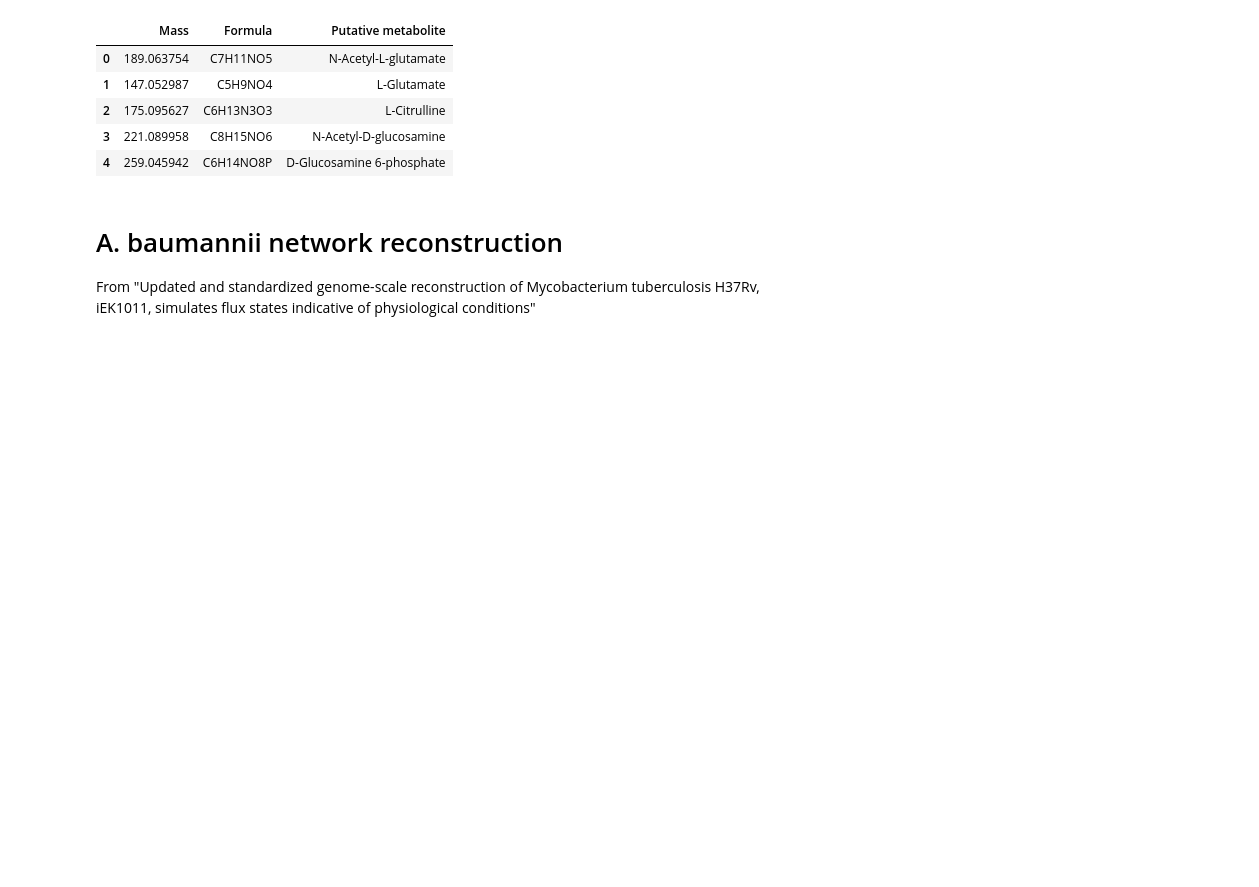
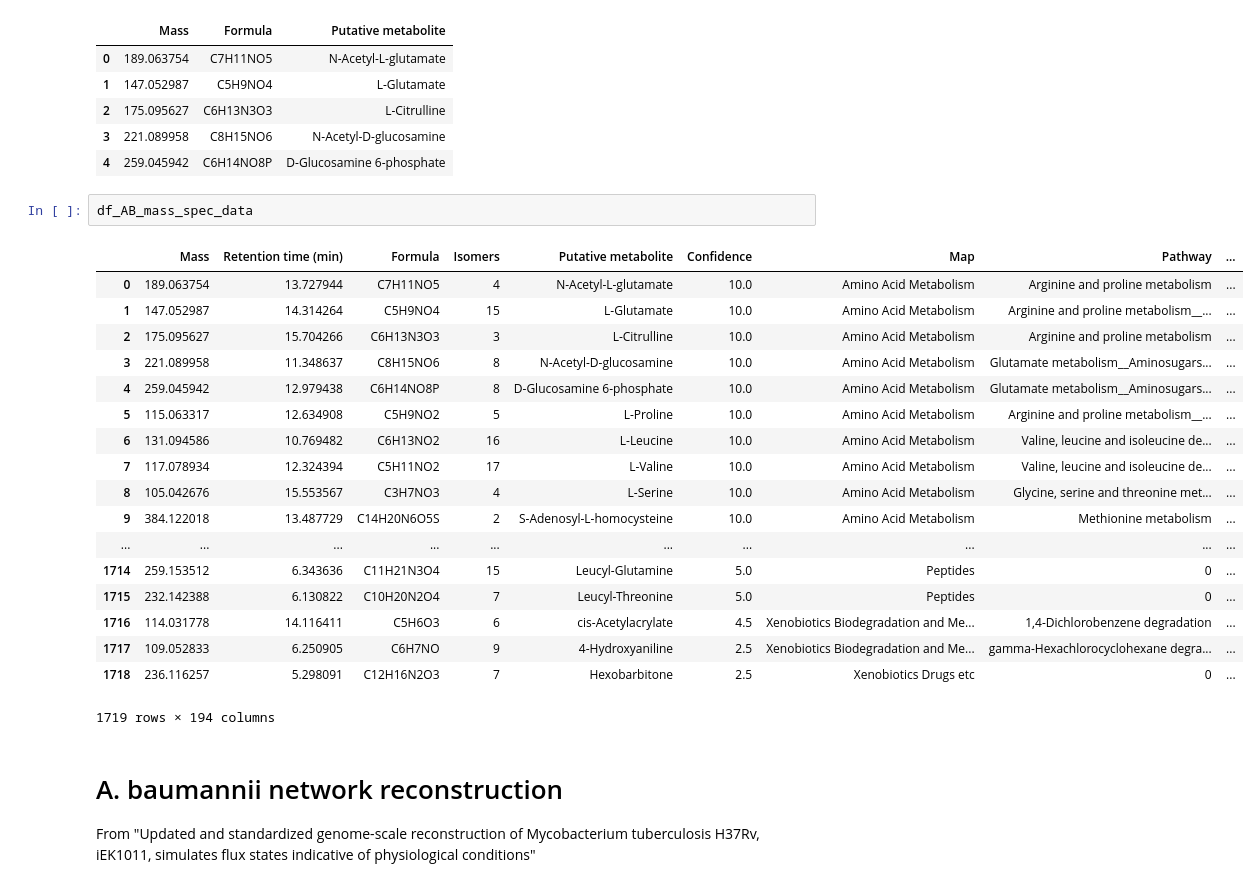
Before and after one commit to maalcantar/microbiome_metabolomics, a Jupyter notebook: Acinetobacter baumannii mass spec. mapping.ipynb, the cells around one changed output. Drawn from its saved outputs; the diff is of its cells as text; blank space fills up the shorter version.

```diff
--- a/Acinetobacter baumannii mass spec. mapping.ipynb
+++ b/Acinetobacter baumannii mass spec. mapping.ipynb
@@ -30,6 +30,27 @@ df_AB_mass_spec_minimal.head()
 | 2 | 175.095627 | C6H13N3O3 | L-Citrulline |
 | 3 | 221.089958 | C8H15NO6 | N-Acetyl-D-glucosamine |
 | 4 | 259.045942 | C6H14NO8P | D-Glucosamine 6-phosphate |
+# %%
+df_AB_mass_spec_data
+# %% [output]
+|  | Mass | Retention time (min) | Formula | Isomers | Putative metabolite | Confidence | Map | Pathway | ... |
+| 0 | 189.063754 | 13.727944 | C7H11NO5 | 4 | N-Acetyl-L-glutamate | 10.0 | Amino Acid Metabolism | Arginine and proline metabolism | ... |
+| 1 | 147.052987 | 14.314264 | C5H9NO4 | 15 | L-Glutamate | 10.0 | Amino Acid Metabolism | Arginine and proline metabolism__... | ... |
+| 2 | 175.095627 | 15.704266 | C6H13N3O3 | 3 | L-Citrulline | 10.0 | Amino Acid Metabolism | Arginine and proline metabolism | ... |
+| 3 | 221.089958 | 11.348637 | C8H15NO6 | 8 | N-Acetyl-D-glucosamine | 10.0 | Amino Acid Metabolism | Glutamate metabolism__Aminosugars... | ... |
+| 4 | 259.045942 | 12.979438 | C6H14NO8P | 8 | D-Glucosamine 6-phosphate | 10.0 | Amino Acid Metabolism | Glutamate metabolism__Aminosugars... | ... |
+| 5 | 115.063317 | 12.634908 | C5H9NO2 | 5 | L-Proline | 10.0 | Amino Acid Metabolism | Arginine and proline metabolism__... | ... |
+| 6 | 131.094586 | 10.769482 | C6H13NO2 | 16 | L-Leucine | 10.0 | Amino Acid Metabolism | Valine, leucine and isoleucine de... | ... |
+| 7 | 117.078934 | 12.324394 | C5H11NO2 | 17 | L-Valine | 10.0 | Amino Acid Metabolism | Valine, leucine and isoleucine de... | ... |
+| 8 | 105.042676 | 15.553567 | C3H7NO3 | 4 | L-Serine | 10.0 | Amino Acid Metabolism | Glycine, serine and threonine met... | ... |
+| 9 | 384.122018 | 13.487729 | C14H20N6O5S | 2 | S-Adenosyl-L-homocysteine | 10.0 | Amino Acid Metabolism | Methionine metabolism | ... |
+| ... | ... | ... | ... | ... | ... | ... | ... | ... | ... |
+| 1714 | 259.153512 | 6.343636 | C11H21N3O4 | 15 | Leucyl-Glutamine | 5.0 | Peptides | 0 | ... |
+| 1715 | 232.142388 | 6.130822 | C10H20N2O4 | 7 | Leucyl-Threonine | 5.0 | Peptides | 0 | ... |
+| 1716 | 114.031778 | 14.116411 | C5H6O3 | 6 | cis-Acetylacrylate | 4.5 | Xenobiotics Biodegradation and Me... | 1,4-Dichlorobenzene degradation | ... |
+| 1717 | 109.052833 | 6.250905 | C6H7NO | 9 | 4-Hydroxyaniline | 2.5 | Xenobiotics Biodegradation and Me... | gamma-Hexachlorocyclohexane degra... | ... |
+| 1718 | 236.116257 | 5.298091 | C12H16N2O3 | 7 | Hexobarbitone | 2.5 | Xenobiotics Drugs etc | 0 | ... |
+1719 rows × 194 columns
 # %% [markdown]
 # A. baumannii network reconstruction
 From "Updated and standardized genome-scale reconstruction of Mycobacterium tuberculosis H37Rv, iEK1011, simulates flux states indicative of physiological conditions"
```
Also changed, not shown: parts of 12 cells of this notebook.
